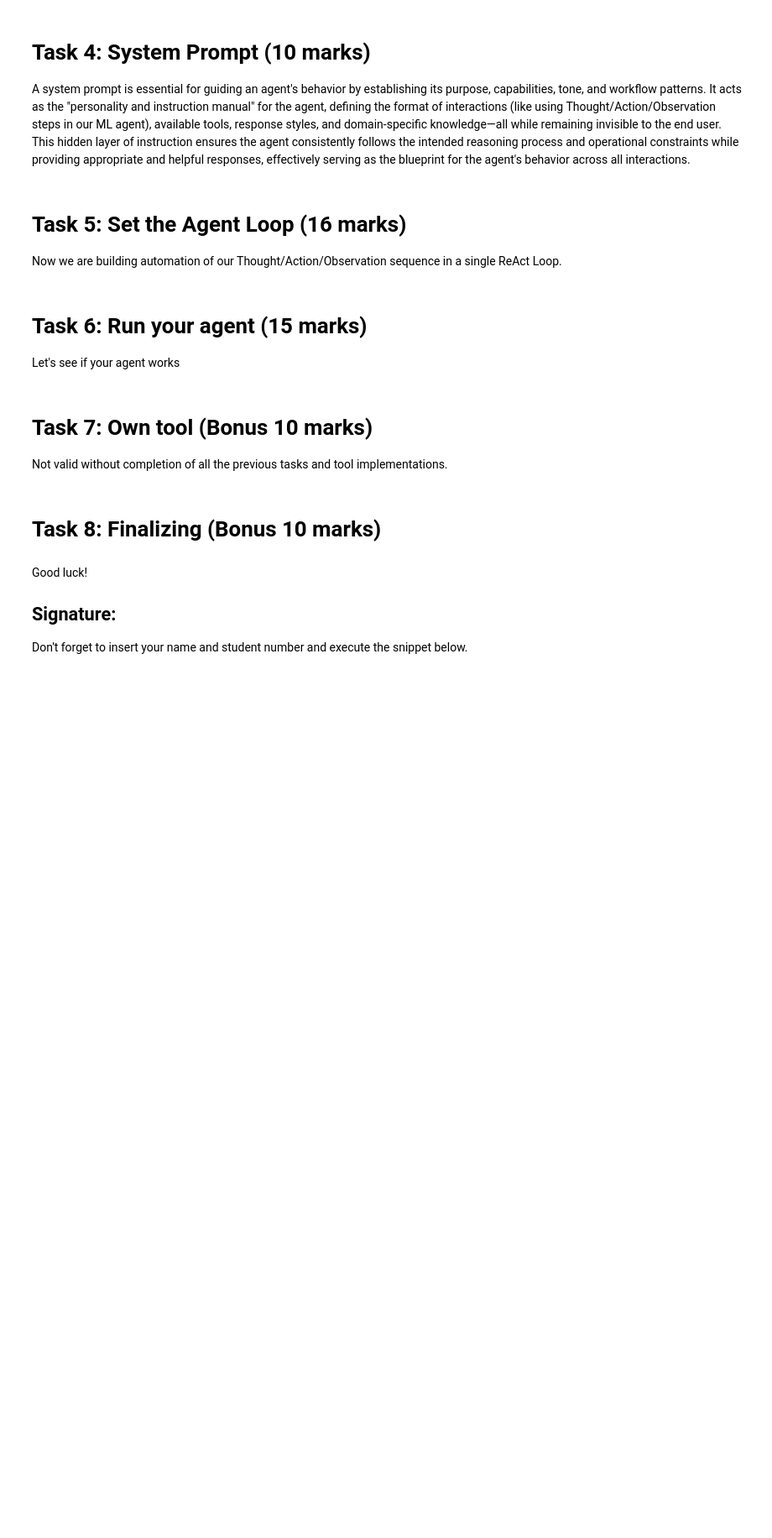
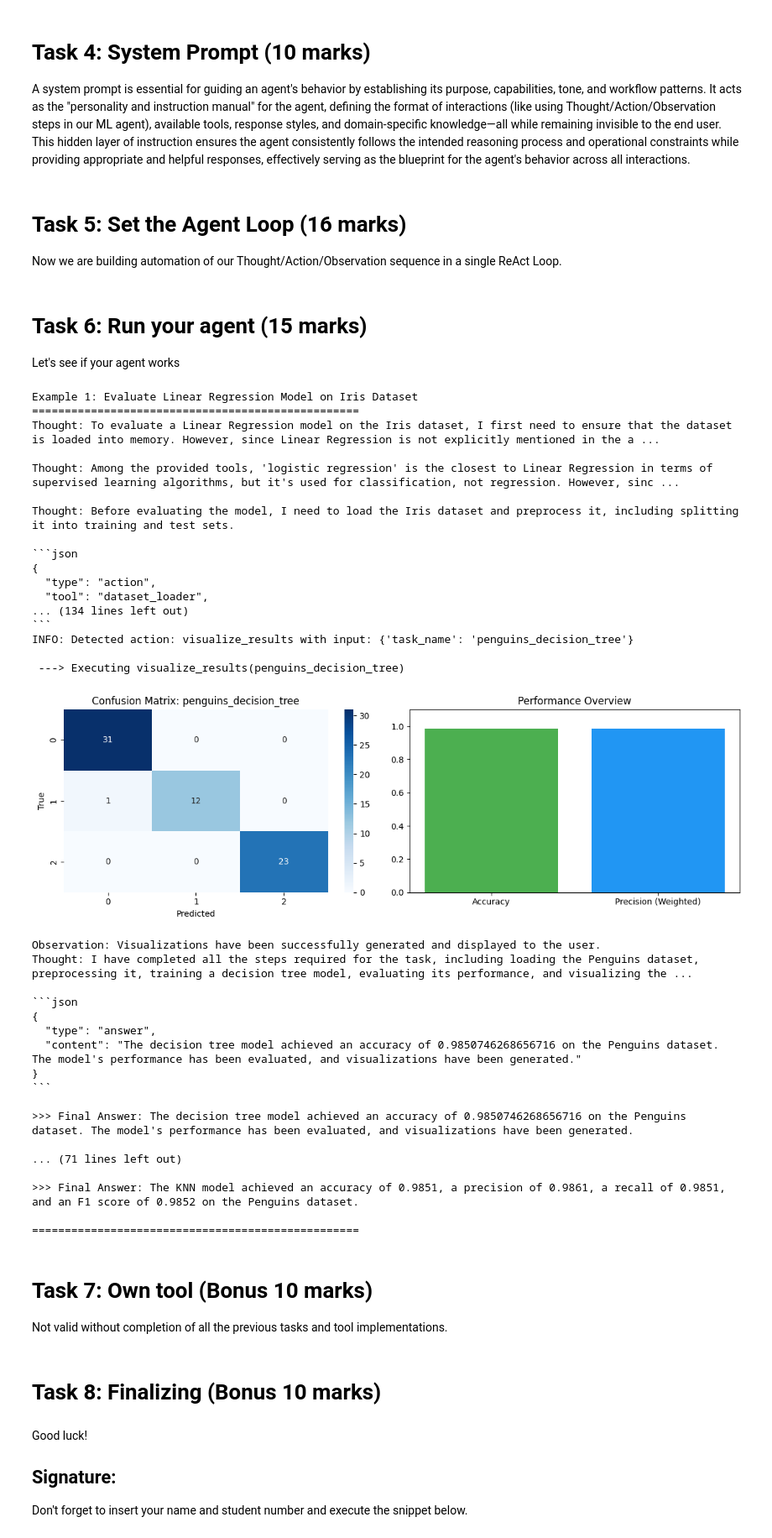
Before and after one commit to varrahan/gemini-coding-agent, a Jupyter notebook: W2026/Assignments/A3/SYSC4415_W26_A3_v2.ipynb, the cells around one changed output. Shown at 84% size. Drawn from its saved outputs; the diff is of its cells as text; code cells hidden in the pictures; blank space fills up the shorter version.

````diff
--- a/W2026/Assignments/A3/SYSC4415_W26_A3_v2.ipynb
+++ b/W2026/Assignments/A3/SYSC4415_W26_A3_v2.ipynb
@@ -310,6 +312,8 @@ HINT: It is highly recommended that any code from previous assignments and tutor
 
 
 # YOUR ANSWER GOES HERE
+SHARED_ML_STATE = {}
+
 def model_memory(query: str) -> str:
     """Provides details on datasets and model requirements."""
     kb = {
@@ -526,71 +642,91 @@ def sanitize_observation(text: str) -> str:
 number_of_steps = 5 # adjust this number for your implementation, to avoid an infinite loop
 
 def react_loop(question: str, max_turns: int = number_of_steps) -> List[Dict[str, str]]:
+    # Initialize agent
     agent = create_agent()
 
+    # Sets the initial prompt to the user's question
     next_prompt = question
+
+    # Loop for max turns
     for turn in range(max_turns):
-        result = agent(next_prompt)
+        # Calls agent with current prompt and stores response
+        result = agent(next_prompt) #
         print(result)
 
+        # Look at result for the word thought, and extracts the text if we find it
         thought_match = re.search(r"Thought:\s*(.+)", result)
         thought_text = thought_match.group(1).strip() if thought_match else ""
 
+        # Extracts and parses JSON block from LLM result
         parsed = extract_json_block(result)
 
+        # If not json, print raw result
         if parsed is None:
             print(f"\n>>> Final Answer (no JSON detected): {result}")
             break
 
+        # Set message type of parsed json
         msg_type = parsed.get("type")
 
+        # If answer, get the content of the response message
         if msg_type == "answer":
             answer = parsed.get("content", result)
             print(f"\n>>> Final Answer: {answer}")
             break
 
+        # If action, parse for the tools and inputs
         elif msg_type == "action":
             tool_name  = parsed.get("tool")
             tool_input = parsed.get("input", {})
 
             print(f"INFO: Detected action: {tool_name} with input: {tool_input}")
-
+            # Check and handle if tool name not in KNOWN_ACTIONS dict
             if tool_name not in KNOWN_ACTIONS:
                 print(f"WARNING: Unknown tool '{tool_name}' — feeding error back.")
-                next_prompt = (f"Observation: Error — unknown tool '{tool_name}'. "
+                next_prompt = (f"Observation: Error -> unknown tool '{tool_name}'. "
                                f"Available tools are: {', '.join(KNOWN_ACTIONS.keys())}")
                 continue
 
+            # create a list of arguement inputs
             arg_value = list(tool_input.values())[0] if tool_input else ""
 
             print(f"\n ---> Executing {tool_name}({arg_value})")
+
             try:
+              # Execute tools mapped to actions
                 observation = KNOWN_ACTIONS[tool_name](arg_value)
 
             except Exception as e:
+                # Looks through tool schema to find exact instructions of the failed tool
                 tool_schema = next(
                     (t for t in TOOL_SCHEMAS if t["name"] == tool_name), None
                 )
+                # Creates error message
                 observation = (
                     f"Error executing {tool_name}: {e}\n"
-                    f"Hint — expected schema: {json.dumps(tool_schema, indent=2)}"
+                    f"Hint: expected schema: {json.dumps(tool_schema, indent=2)}"
                 )
                 print(f"SELF-HEAL: Feeding error + schema back to agent")
 
             observation = sanitize_observation(str(observation))
 
             print(f"Observation: {observation}")
-
+            # Set next prompt to observed error so model can read what happened
             next_prompt = f"Observation: {observation}"
 
         else:
+            # Check if invalid format
             print(f"WARNING: Unrecognized JSON type '{msg_type}'")
-            next_prompt = (f"Observation: Error — unrecognized response type '{msg_type}'. "
+
+            # Set next prompt to observe error with format
+            next_prompt = (f"Observation: Error -> unrecognized response type '{msg_type}'. "
                            f"Use 'action' or 'answer'.")
 
     else:
         print(f"\nWARNING: Reached maximum turns ({max_turns}) without a final answer.")
 
+    # Return full history of agent containing all observations, errors, and successes from the process
     return agent.state.messages
 
 # This is just for semantic clarity
@@ -606,26 +744,72 @@ Let's see if your agent works
 # %%
 # Execute any THREE example prompts using your agent. (Each working prompt example will give you 5 marks, 5x3=15)
 # DONT FORGET TO SAVE THE OUTPUT
 
 # User Prompt examples you should be able to give to your agent:
 # **Evaluate Linear Regression Model on Iris Dataset**
 # **Train a logistic regression model on the Iris dataset**
 # **Load the Penguins dataset and preprocess it.**
 # **Train a decision tree model on the Penguins dataset and evaluate it.**
 # **Load the CIFAR-10 dataset and train Mini-ResNet CNN, visualize results**
 
 # Use this template (You can have something similar, it is just an example):
 
 # Example 1: Prompt
 print("\nExample 1: Evaluate Linear Regression Model on Iris Dataset")
 print("=" * 50)
 task = "Evaluate Linear Regression Model on Iris Dataset"
 result = query(task)
 print("\n" + "=" * 50 + "\n")
 
 # Example 2
+print("\nExample 2: Train a decision tree model on the Penguins dataset and evaluate it")
+print("=" * 50)
+task2 = "Load the Penguins dataset, preprocess it, train a decision tree model, evaluate it, and visualize results."
+result2 = query(task2, max_turns=8)
+print("\n" + "=" * 50 + "\n")
 
 # Example 3
+print("\nExample 3: KNN on Penguins")
+print("=" * 50)
+task3 = "Load the Penguins dataset, preprocess it, train a KNN model, and evaluate it."
+result3 = query(task3, max_turns=8)
+print("\n" + "=" * 50 + "\n")
+# %% [output]
+Example 1: Evaluate Linear Regression Model on Iris Dataset
+==================================================
+Thought: To evaluate a Linear Regression model on the Iris dataset, I first need to ensure that the dataset is loaded into memory. However, since Linear Regression is not explicitly mentioned in the a ...
+
+Thought: Among the provided tools, 'logistic regression' is the closest to Linear Regression in terms of supervised learning algorithms, but it's used for classification, not regression. However, sinc ...
+
+Thought: Before evaluating the model, I need to load the Iris dataset and preprocess it, including splitting it into training and test sets.
+
+```json
+{
+  "type": "action",
+  "tool": "dataset_loader",
+... (134 lines left out)
+```
+INFO: Detected action: visualize_results with input: {'task_name': 'penguins_decision_tree'}
+
+ ---> Executing visualize_results(penguins_decision_tree)
+[figure, added]
+Observation: Visualizations have been successfully generated and displayed to the user.
+Thought: I have completed all the steps required for the task, including loading the Penguins dataset, preprocessing it, training a decision tree model, evaluating its performance, and visualizing the ...
+
+```json
+{
+  "type": "answer",
+  "content": "The decision tree model achieved an accuracy of 0.9850746268656716 on the Penguins dataset. The model's performance has been evaluated, and visualizations have been generated."
+}
+```
+
+>>> Final Answer: The decision tree model achieved an accuracy of 0.9850746268656716 on the Penguins dataset. The model's performance has been evaluated, and visualizations have been generated.
+
+... (71 lines left out)
+
+>>> Final Answer: The KNN model achieved an accuracy of 0.9851, a precision of 0.9861, a recall of 0.9851, and an F1 score of 0.9852 on the Penguins dataset.
+
+==================================================
 # %% [markdown]
 # Task 7: Own tool (Bonus 10 marks)
 Not valid without completion of all the previous tasks and tool implementations.
````
Also changed, not shown: parts of 16 cells of this notebook.
